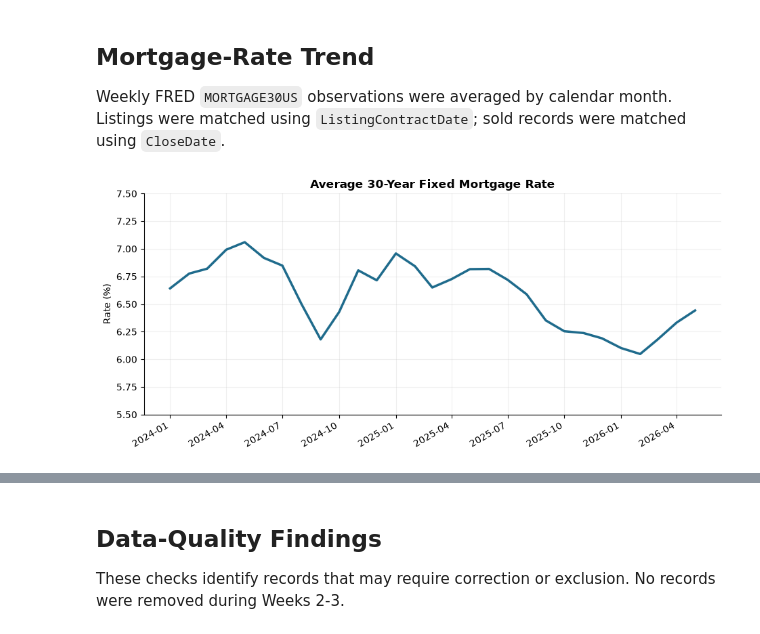
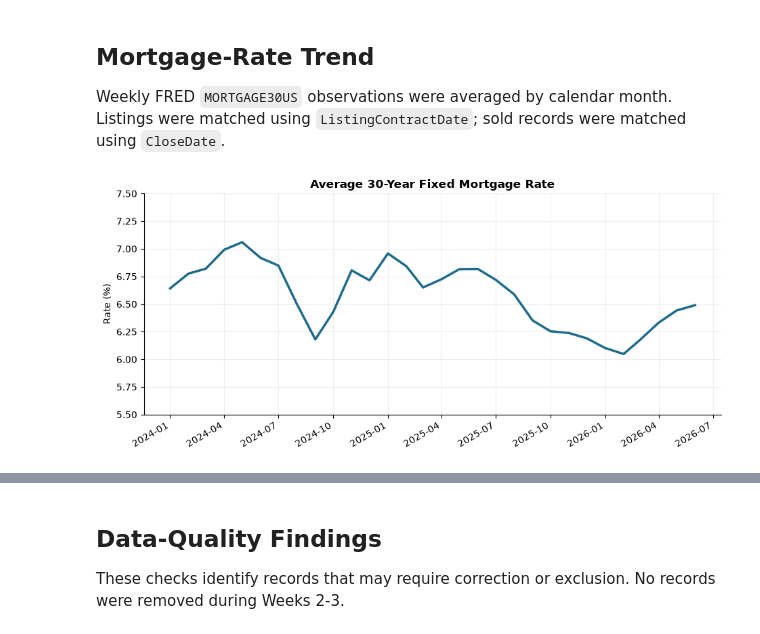
Before and after one commit to nhatmle2006/IDX-Exchange-Analysis, a Jupyter notebook: notebooks/Weeks_2_3_Report.ipynb, the cells around one changed output, grey strips where cells are left out. Saved outputs shown, nothing was run; the diff lists cells and outputs as text; code cells hidden in the pictures.

```diff
--- a/notebooks/Weeks_2_3_Report.ipynb
+++ b/notebooks/Weeks_2_3_Report.ipynb
@@ -768,7 +768,7 @@ Listings were matched using `ListingContractDate`; sold records were matched
 using `CloseDate`.
 # %%
 mortgage_period = mortgage[
-    mortgage["year_month"].between("2024-01", "2026-05")
+    mortgage["year_month"].between("2024-01", "2026-06")
 ].copy()
 mortgage_period["month"] = pd.to_datetime(
     mortgage_period["year_month"] + "-01"
@@ -782,34 +782,34 @@ axis.plot(
     linewidth=2.5,
 )
 axis.set_title("Average 30-Year Fixed Mortgage Rate", weight="bold")
 axis.set_ylabel("Rate (%)")
 axis.set_ylim(5.5, 7.5)
 axis.spines[["top", "right"]].set_visible(False)
 axis.grid(alpha=0.2)
 figure.autofmt_xdate()
 plt.show()
 
 display(
     merge_validation[
         [
             "dataset",
             "rows",
             "matched_rate_rows",
             "unmatched_rate_rows",
             "match_percentage",
             "status",
         ]
     ].style.hide(axis="index").format(
         {
             "rows": "{:,.0f}",
             "matched_rate_rows": "{:,.0f}",
             "unmatched_rate_rows": "{:,.0f}",
             "match_percentage": "{:.1f}%",
         }
     )
 )
 # %% [output]
-[figure, old version]
+[figure, new version]
 | dataset | rows | matched_rate_rows | unmatched_rate_rows | match_percentage | status |
 | listings_residential | 616,072 | 616,072 | 0 | 100.0% | PASS |
 | sold_residential | 447,964 | 447,964 | 0 | 100.0% | PASS |
```
Also changed, not shown: 7 other files.
